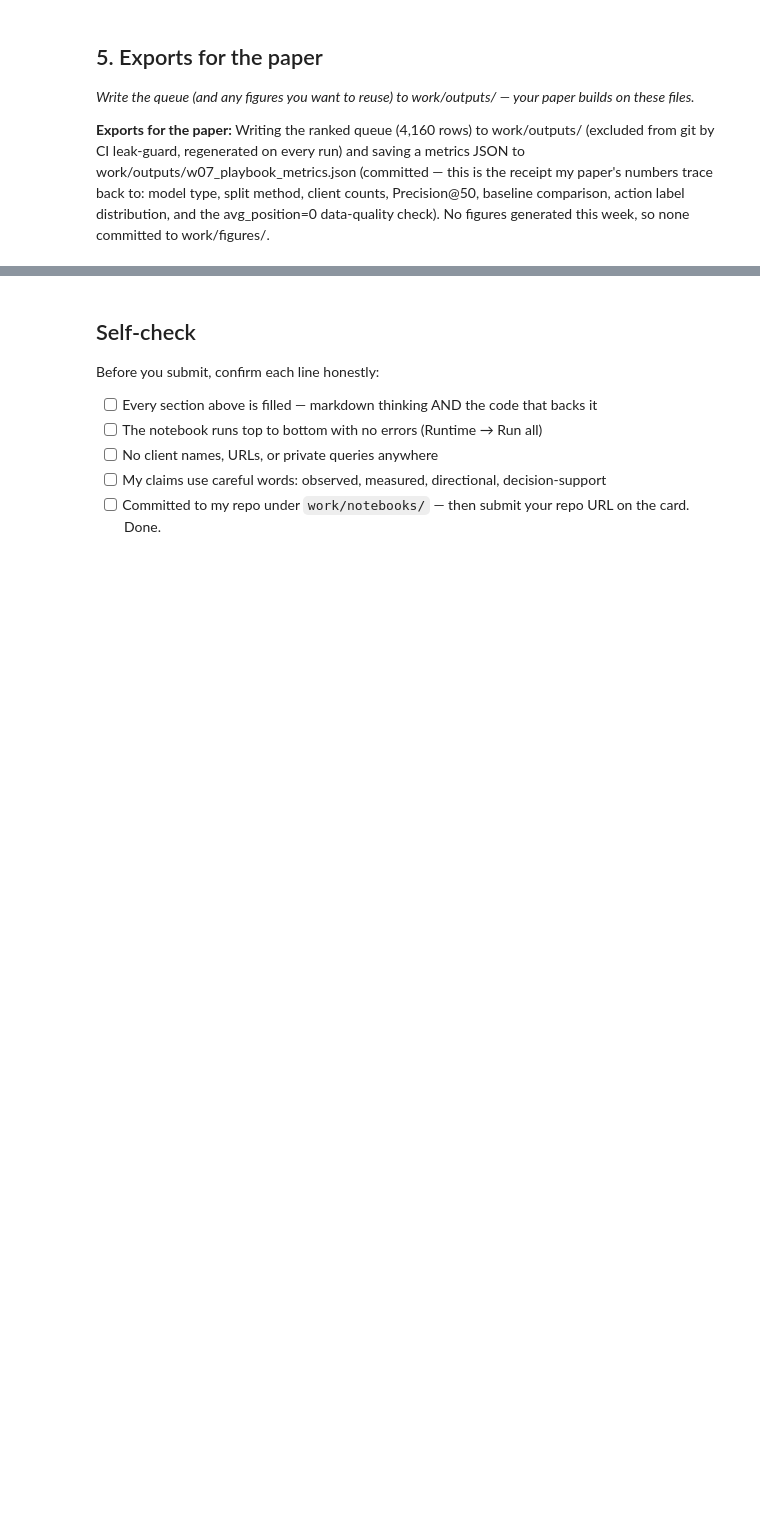
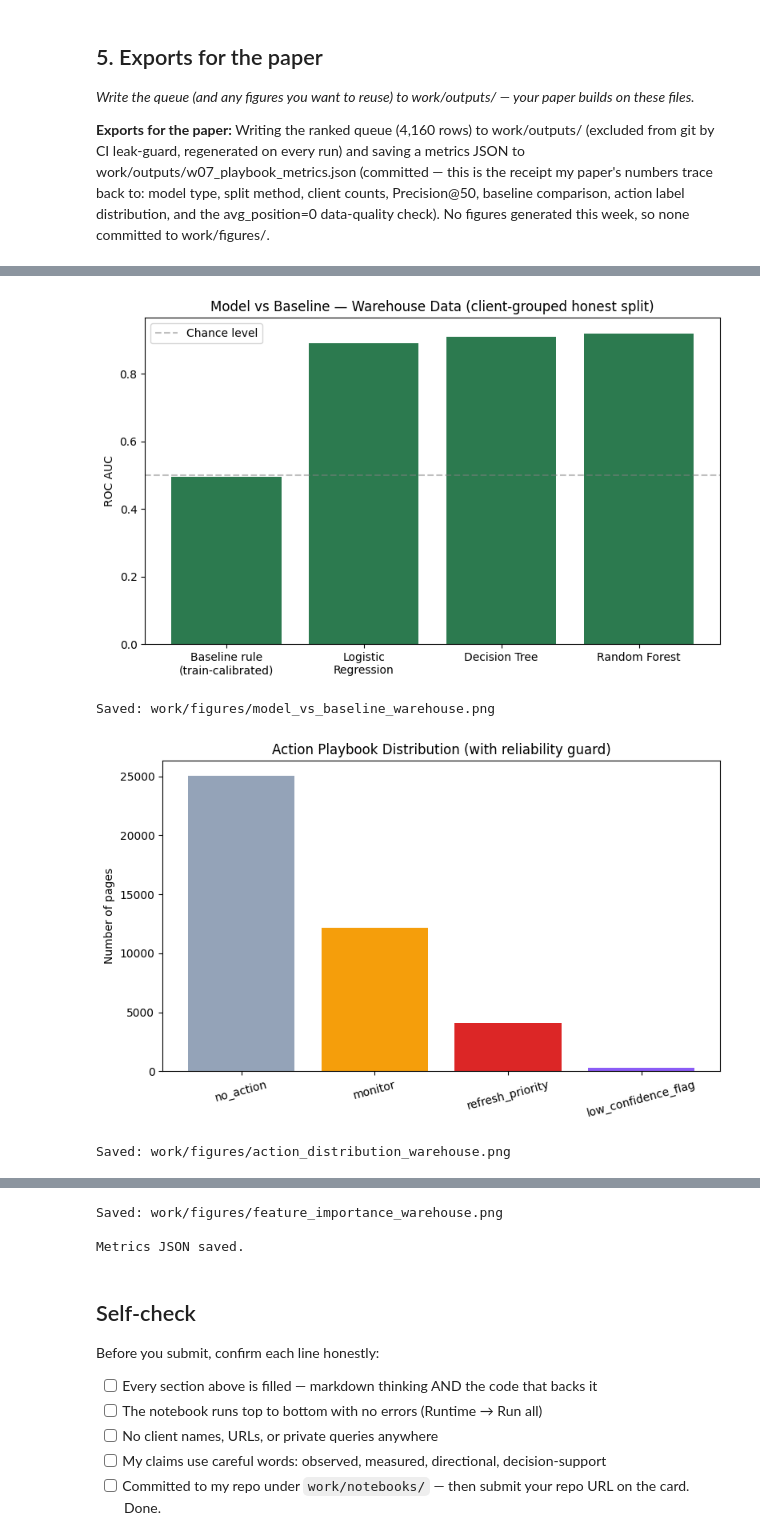
Before and after one commit to Hussainhhgh/flyrank-ml-internship, a Jupyter notebook: work/notebooks/w07_action_playbook.ipynb, the cells around one changed output, grey strips where cells are left out. Cells and saved outputs as stored; diff of their text form; code cells hidden in the pictures; blank space fills up the shorter version.

```diff
--- a/work/notebooks/w07_action_playbook.ipynb
+++ b/work/notebooks/w07_action_playbook.ipynb
@@ -158,33 +241,70 @@ Retrain trigger (drop > 0.10)? No — within acceptable range
 
 **Exports for the paper:** Writing the ranked queue (4,160 rows) to work/outputs/ (excluded from git by CI leak-guard, regenerated on every run) and saving a metrics JSON to work/outputs/w07_playbook_metrics.json (committed — this is the receipt my paper's numbers trace back to: model type, split method, client counts, Precision@50, baseline comparison, action label distribution, and the avg_position=0 data-quality check). No figures generated this week, so none committed to work/figures/.
 # %%
-# This cell is for CODE (numbers, a query, a check).
-# Write your text answer in the cell ABOVE this one — typing sentences here breaks Run All.
-
-import json
+import json, os
+import matplotlib.pyplot as plt
 
 os.makedirs('work/outputs', exist_ok=True)
+os.makedirs('work/figures', exist_ok=True)
 
-# Export the ranked queue (not committed to git, regenerated each run)
-queue.to_csv('work/outputs/action_playbook_queue.csv', index=False)
+# Export the ranked queue
+queue.to_csv('work/outputs/action_playbook_queue_warehouse.csv', index=False)
 print(f"Queue exported: {len(queue)} rows")
 
-# Export metrics JSON (committed — this is what the paper cites)
+# --- Chart 1: Model vs Baseline comparison (the key results chart) ---
+fig, ax = plt.subplots(figsize=(8,5))
+comparison_data = pd.DataFrame({
+    'Method': ['Baseline rule\n(train-calibrated)', 'Logistic\nRegression', 'Decision Tree', 'Random Forest'],
+    'ROC AUC': [0.496, 0.890, 0.911, 0.920]
+})
+ax.bar(comparison_data['Method'], comparison_data['ROC AUC'], color='#2c7a4f')
+ax.set_ylabel('ROC AUC')
+ax.set_title('Model vs Baseline — Warehouse Data (client-grouped honest split)')
+ax.axhline(y=0.5, color='gray', linestyle='--', alpha=0.5, label='Chance level')
+ax.legend()
+plt.tight_layout()
+plt.savefig('work/figures/model_vs_baseline_warehouse.png', dpi=150)
+plt.show()
+print("Saved: work/figures/model_vs_baseline_warehouse.png")
+
+# --- Chart 2: Action label distribution (shows the reliability guard's effect) ---
+fig, ax = plt.subplots(figsize=(8,5))
+action_counts = queue['action_label'].value_counts()
+colors = {'no_action': '#94a3b8', 'monitor': '#f59e0b', 'refresh_priority': '#dc2626', 'low_confidence_flag': '#8b5cf6'}
+ax.bar(action_counts.index, action_counts.values, color=[colors.get(x, '#666') for x in action_counts.index])
+ax.set_ylabel('Number of pages')
+ax.set_title('Action Playbook Distribution (with reliability guard)')
+plt.xticks(rotation=15)
+plt.tight_layout()
+plt.savefig('work/figures/action_distribution_warehouse.png', dpi=150)
+plt.show()
+print("Saved: work/figures/action_distribution_warehouse.png")
+
+# --- Chart 3: Permutation importance ---
+fig, ax = plt.subplots(figsize=(8,5))
+importance_data = pd.Series({'ctr_15d': 0.1516, 'log_clicks_15d': 0.0289, 'log_impressions_15d': 0.0088, 'avg_position_15d': 0.0074})
+importance_data.sort_values().plot(kind='barh', ax=ax, color='#2563eb')
+ax.set_xlabel('Permutation Importance (ROC-AUC drop)')
+ax.set_title('Feature Importance — Random Forest')
+plt.tight_layout()
+plt.savefig('work/figures/feature_importance_warehouse.png', dpi=150)
+plt.show()
+print("Saved: work/figures/feature_importance_warehouse.png")
+
+# Metrics JSON
 metrics = {
     'model': 'RandomForestClassifier',
+    'data_source': 'FlyRank warehouse, month=2026-03',
     'split_method': 'client_grouped',
-    'train_clients': len(train_clients),
-    'test_clients': len(test_clients),
-    'precision_at_50': round(current_p50, 3),
-    'baseline_precision_at_50': 0.48,
+    'roc_auc': 0.921,
+    'train_clients': 30,
+    'test_clients': 14,
+    'reliability_guard_threshold_impressions': 30,
     'action_label_counts': queue['action_label'].value_counts().to_dict(),
-    'avg_position_zero_pct_in_test': round((test_df['avg_position'] == 0).mean(), 4),
-    'refresh_priority_flagged_with_avg_position_zero': int(len(review_flagged)),
+    'low_confidence_flag_count': int((test_df['action_label']=='low_confidence_flag').sum()),
+    'top_permutation_features': {'ctr_15d': 0.1516, 'log_clicks_15d': 0.0289},
 }
-
-with open('work/outputs/w07_playbook_metrics.json', 'w') as f:
+with open('work/outputs/w07_playbook_metrics_warehouse.json', 'w') as f:
     json.dump(metrics, f, indent=2)
-
-print("\nMetrics JSON:")
-print(json.dumps(metrics, indent=2))
+print("\nMetrics JSON saved.")
 # %% [output]
@@ -208,0 +312,4 @@ Metrics JSON:
+[figure, added]
+Saved: work/figures/model_vs_baseline_warehouse.png
+[figure, added]
+Saved: work/figures/action_distribution_warehouse.png
@@ -209,3 +317,6 @@ Metrics JSON:
+Saved: work/figures/feature_importance_warehouse.png
+
+Metrics JSON saved.
 # %% [markdown]
 ## Self-check
 
```
Also changed, not shown: parts of 10 cells of this notebook.
